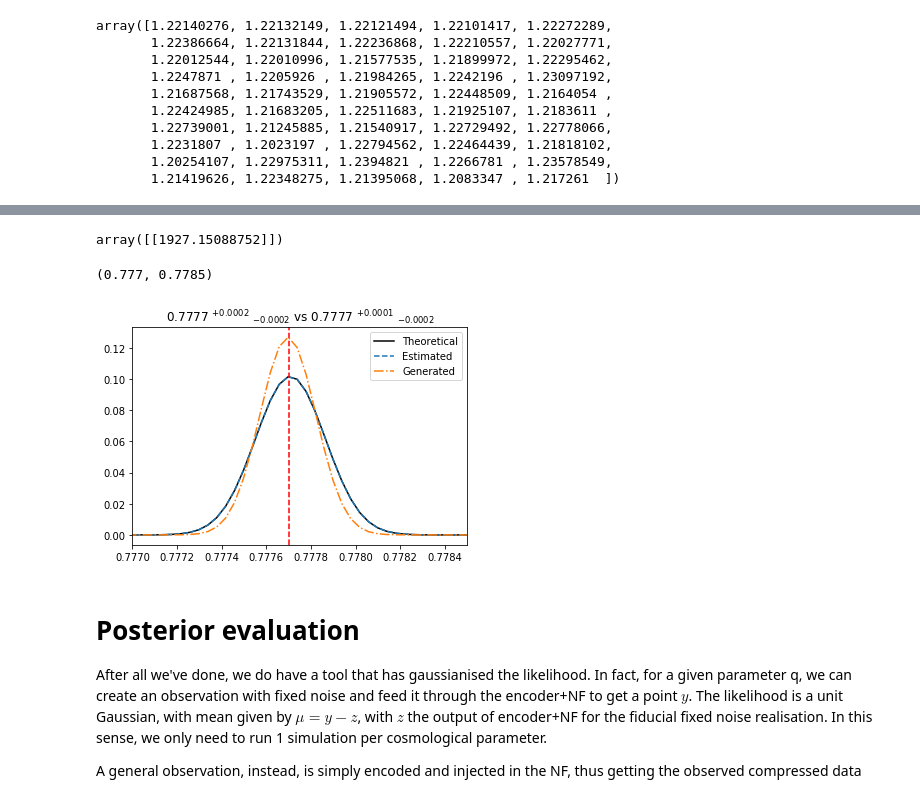
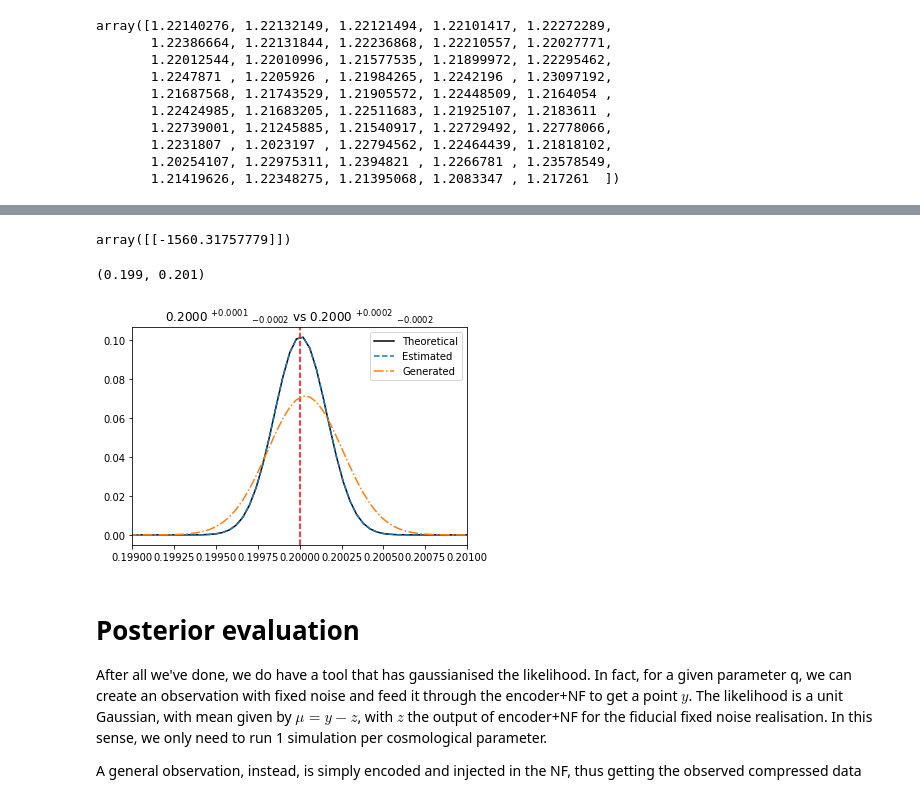
Before and after one commit to dpiras/pydelfi, a Jupyter notebook: examples/GLC_1D_with_score_compression.ipynb, the cells around one changed output, grey strips where cells are left out. Cells and saved outputs as stored; diff of their text form; code cells hidden in the pictures.

```diff
--- a/examples/GLC_1D_with_score_compression.ipynb
+++ b/examples/GLC_1D_with_score_compression.ipynb
@@ -143,21 +143,21 @@ plt.legend();
 # %%
 # we test here whether it could be better to gaussianise data
 # which are not at the fiducial point of the score compression
-#d_vec = []
-#for _ in range(n):
-#    d_vec.append([np.random.lognormal(0.2, (i+1)/(n_vec*100.0), 1) for i in range(n_vec)])
-#d_vec = np.reshape(np.asarray(d_vec), [-1, n_vec])
+d_vec = []
+for _ in range(n):
+    d_vec.append([np.random.lognormal(0.2, (i+1)/(n_vec*100.0), 1) for i in range(n_vec)])
+d_vec = np.reshape(np.asarray(d_vec), [-1, n_vec])
 
 # we also create the data corresponding to fixed noise, at the fiducial q
-#d_vec_q_shift = []
-#for _ in range(1):
-#    np.random.seed(13)
-#    d_vec_q_shift.append([np.random.lognormal(0.2, (i/n_vec)/100.0, 1) for i in range(n_vec)])
+d_vec_q_shift = []
+for _ in range(1):
+    np.random.seed(13)
+    d_vec_q_shift.append([np.random.lognormal(0.2, (i/n_vec)/100.0, 1) for i in range(n_vec)])
 
-#d_vec_q_shift = np.reshape(np.asarray(d_vec_q_shift), [-1, n_vec])
+d_vec_q_shift = np.reshape(np.asarray(d_vec_q_shift), [-1, n_vec])
 
-#d_vec_keep_copy = np.copy(d_vec)
-#d_vec_shift_keep_copy = np.copy(d_vec_q_shift)
+d_vec_keep_copy = np.copy(d_vec)
+d_vec_shift_keep_copy = np.copy(d_vec_q_shift)
 
 d_vec = []
 for _ in range(n):
@@ -186,16 +186,16 @@ summaries_noise = []
 for index in range(n):
     summaries_noise.append(compressor(d_vec[index]))  # it should be at 0.5
 summaries_noise = np.asarray(summaries_noise)
-#summaries_noise_kept = []
-#for index in range(n):
-#    summaries_noise_kept.append(compressor(d_vec_keep_copy[index]))
-#summaries_noise_kept = np.asarray(summaries_noise_kept)
+summaries_noise_kept = []
+for index in range(n):
+    summaries_noise_kept.append(compressor(d_vec_keep_copy[index]))
+summaries_noise_kept = np.asarray(summaries_noise_kept)
 summary_obs = compressor(d_vec_obs[0])  # it should be at 0.2
 summary_obs = np.reshape(summary_obs, [1, 1])
 summary_shift = compressor(d_vec_q_shift[0])  # it should be at 0.5
 summary_shift = np.reshape(summary_shift, [1, 1])
-#summary_shift_kept = compressor(d_vec_shift_keep_copy[0])
-#summary_shift_kept = np.reshape(summary_shift_kept, [1, 1])
+summary_shift_kept = compressor(d_vec_shift_keep_copy[0])
+summary_shift_kept = np.reshape(summary_shift_kept, [1, 1])
 # %%
 # now we plot a few things to make sure everything makes sense
 # %%
@@ -562,7 +573,7 @@ print(noise_flow_kept.std())
 # %%
 compressed_obs
 # %% [output]
-array([[1927.15088752]])
+array([[-1560.31757779]])
 # %%
 # finally we evaluate the likelihood
 from scipy.stats import norm as normal
@@ -647,33 +658,33 @@ except:
 # %%
 plt.plot(q_real, real_posterior, c='k', label='Theoretical')
 plt.plot(q_posterior, posterior, linestyle='--', label='Estimated')
 #plt.fill_between(q_posterior[id1:id2+1], posterior[id1:id2+1],  alpha=0.5, color='C0')
 plt.axvline(q_fid, linestyle='--', color='r')
 max_est = q_posterior[np.argmax(posterior)]
 upp_bound = q_posterior[id2] - max_est
 low_bound = max_est - q_posterior[id1]
 
 # from the ML, with the corresponding error
 # confidence levels of the generated one
 sorted_posterior = sorted(likelihood_arr[:, 1], reverse=True)
 level = find_level(sorted_posterior, req_level)
 rep_level = [level]*n_sims
 try:
     condition = np.where(likelihood_arr[:, 1] >= rep_level, 1, -1)
     id1_gen, id2_gen = np.argwhere(np.diff(condition)).flatten()
 except:
     id1_gen, id2_gen = 0, 0
 plt.plot(likelihood_arr[:, 0], likelihood_arr[:, 1], linestyle='-.', label='Generated')
 #plt.fill_between(likelihood_arr[id1_gen:id2_gen+1, 0], likelihood_arr[id1_gen:id2_gen+1, 1], alpha=0.5, color='C1')
 max_est_gen = likelihood_arr[:, 0][np.argmax(likelihood_arr[:, 1])]
 upp_bound_gen = likelihood_arr[:, 0][id2_gen] - max_est_gen
 low_bound_gen = max_est_gen - likelihood_arr[:, 0][id1_gen]
 plt.title(f'{max_est:.4f} $ ^{{ + {upp_bound:.4f} }}$ $ _{{ - {low_bound:.4f} }}$ vs {max_est_gen:.4f} $ ^{{ + {upp_bound_gen:.4f} }}$ $ _{{ - {low_bound_gen:.4f} }}$')
 plt.legend()
-plt.xlim([0.777, 0.7785])
+plt.xlim([0.1990, 0.201])
 # %% [output]
-(0.777, 0.7785)
+(0.199, 0.201)
-[figure, old version]
+[figure, new version]
 # %% [markdown]
 # Posterior evaluation
 
```
Also changed, not shown: parts of 8 cells of this notebook.
